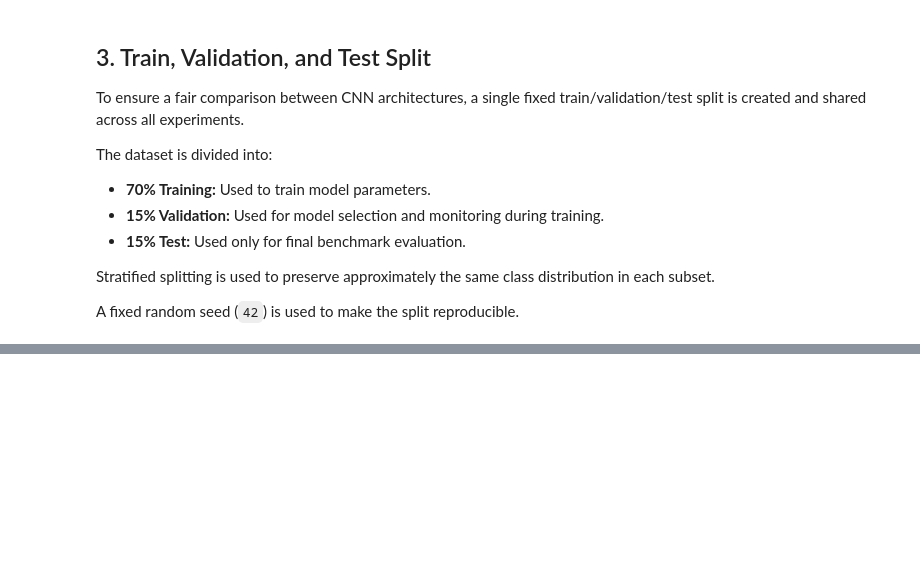
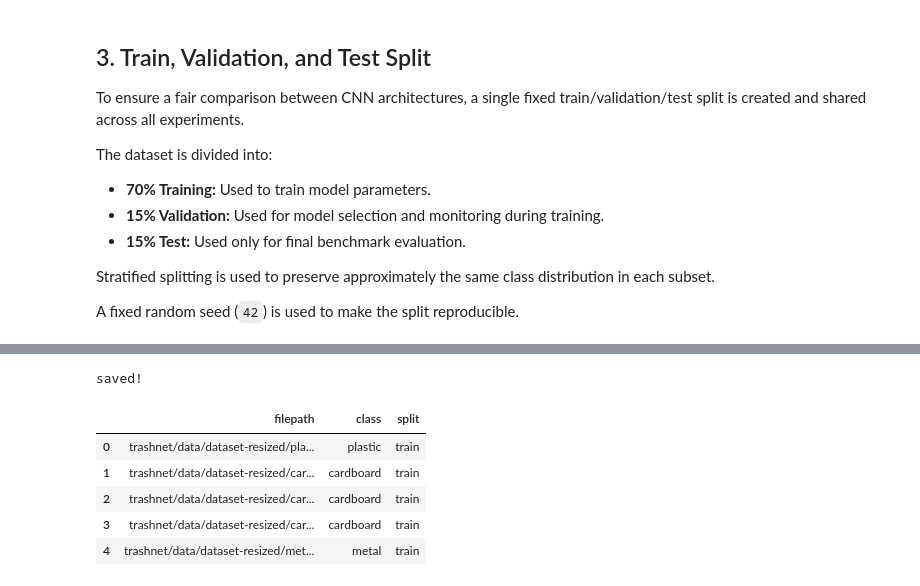
Before and after one commit to viviantothewu-web/trashnet-waste-classification, a Jupyter notebook: notebooks/01_TrashNet_EDA_and_Setup.ipynb, the cells around one changed output, grey strips where cells are left out. Cells and saved outputs as stored; diff of their text form; code cells hidden in the pictures; blank space fills up the shorter version.

```diff
--- a/notebooks/01_TrashNet_EDA_and_Setup.ipynb
+++ b/notebooks/01_TrashNet_EDA_and_Setup.ipynb
@@ -312,0 +393,18 @@ df.head()
+# %%
+split_df.to_csv(
+    "trashnet_split.csv",
+    index=False
+)
+
+print("saved!")
+# %% [output]
+saved!
+# %%
+pd.read_csv("trashnet_split.csv").head()
+# %% [output]
+|  | filepath | class | split |
+| 0 | trashnet/data/dataset-resized/pla... | plastic | train |
+| 1 | trashnet/data/dataset-resized/car... | cardboard | train |
+| 2 | trashnet/data/dataset-resized/car... | cardboard | train |
+| 3 | trashnet/data/dataset-resized/car... | cardboard | train |
+| 4 | trashnet/data/dataset-resized/met... | metal | train |
```
Also changed, not shown: parts of 8 cells of this notebook.
